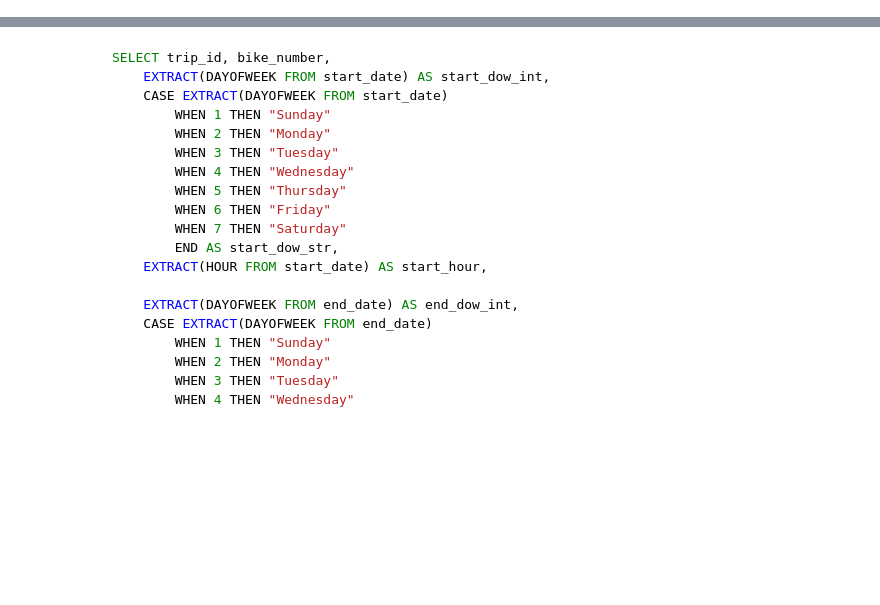
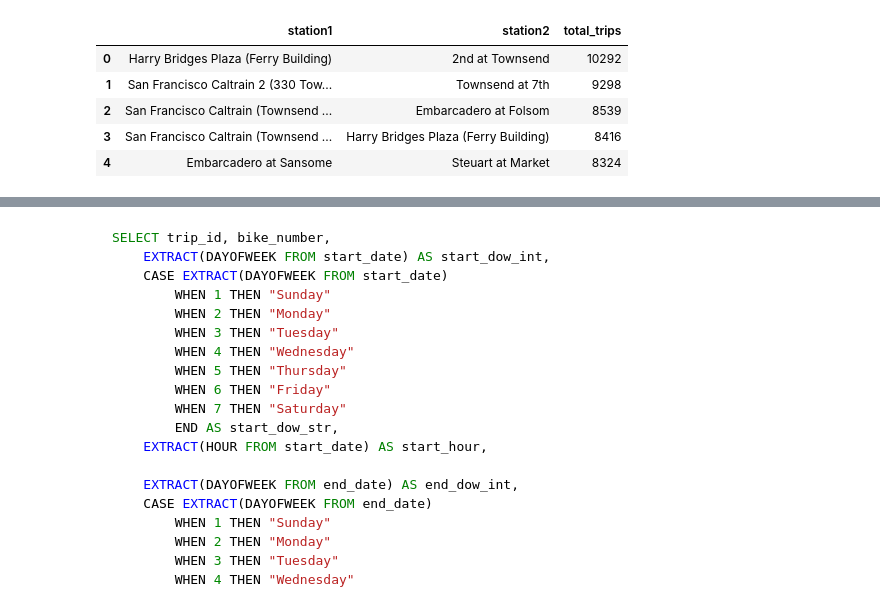
Before and after one commit to stemlock/Lyft_Bay_Wheels_Ridership_BigQuery_Analysis, a Jupyter notebook: Project_1.ipynb, the cells around one changed output, grey strips where cells are left out. Cells and saved outputs as stored; diff of their text form; code cells hidden in the pictures; blank space fills up the shorter version.

```diff
--- a/Project_1.ipynb
+++ b/Project_1.ipynb
@@ -12,0 +70,9 @@
+# %%
+df_top_trips.head(5)
+# %% [output]
+|  | station1 | station2 | total_trips |
+| 0 | Harry Bridges Plaza (Ferry Building) | 2nd at Townsend | 10292 |
+| 1 | San Francisco Caltrain 2 (330 Tow... | Townsend at 7th | 9298 |
+| 2 | San Francisco Caltrain (Townsend ... | Embarcadero at Folsom | 8539 |
+| 3 | San Francisco Caltrain (Townsend ... | Harry Bridges Plaza (Ferry Building) | 8416 |
+| 4 | Embarcadero at Sansome | Steuart at Market | 8324 |
```
Also changed, not shown: parts of 27 cells of this notebook, 2 other files.
